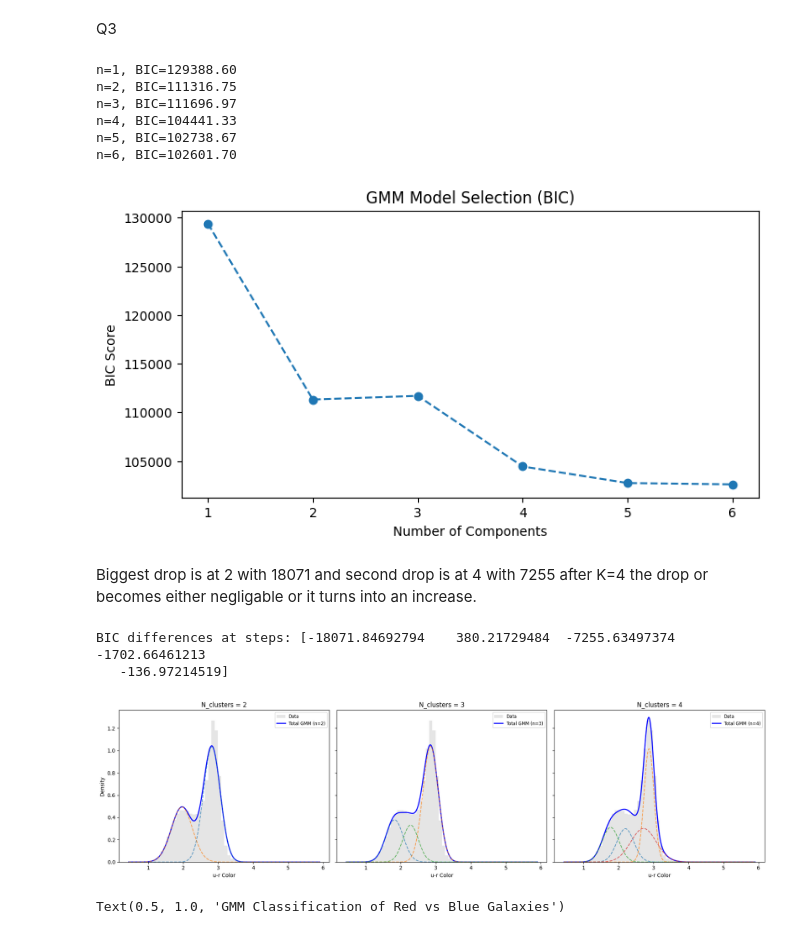
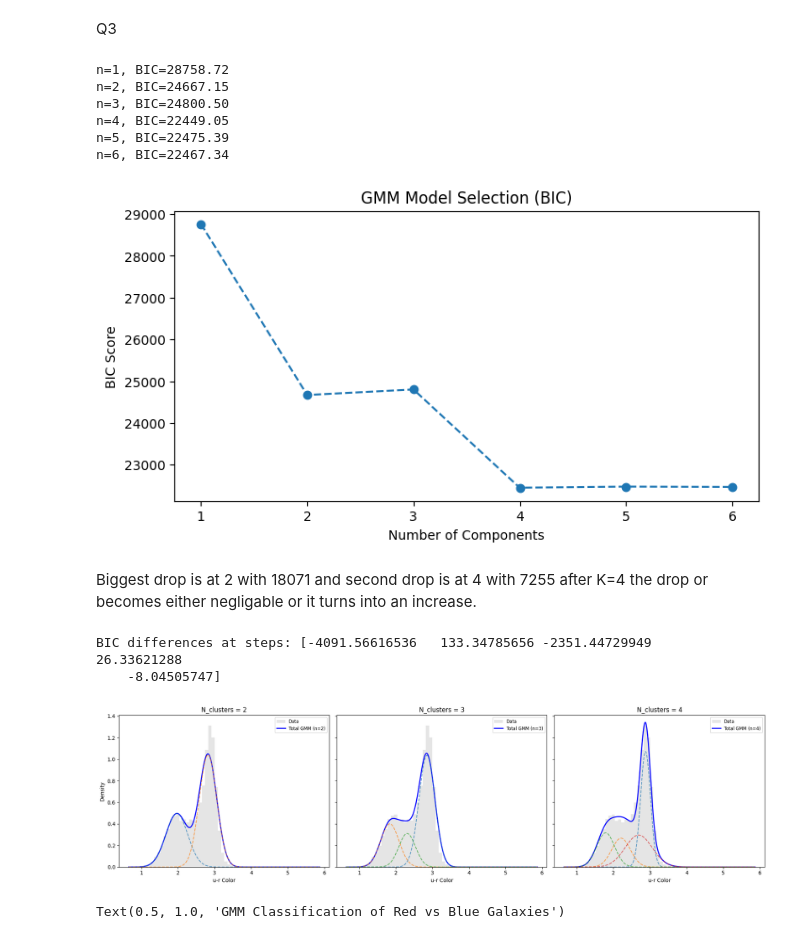
Before and after one commit to TarikOzpamuk/Astro_exercises, a Jupyter notebook: Astro_exercises2.ipynb, the cells around one changed output. Drawn from its saved outputs; the diff is of its cells as text; code cells hidden in the pictures.

```diff
--- a/Astro_exercises2.ipynb
+++ b/Astro_exercises2.ipynb
@@ -147,37 +150,37 @@ Q3
 # %%
 
 bics = []
 n_components = range(1, 7)
 for n in n_components:
     gmm = GaussianMixture(n_components=n, covariance_type='full',n_init=100, random_state=31,
     reg_covar=1e-3)  # add small regularization to avoid singular covariances
-    gmm.fit(ds1[:,8:9])
-    bic = gmm.bic(ds1[:,8:9])
-    aic = gmm.aic(ds1[:,8:9])
+    gmm.fit(ds2[:,8:9])
+    bic = gmm.bic(ds2[:,8:9])
+    aic = gmm.aic(ds2[:,8:9])
     bics.append(bic)
     print(f"n={n}, BIC={bic:.2f}")
 plt.figure(figsize=(8, 4))
 plt.plot(n_components, bics, marker='o', linestyle='--')
 plt.xlabel('Number of Components')
 plt.ylabel('BIC Score')
 plt.title('GMM Model Selection (BIC)')
 plt.show()
 # %% [output]
-n=1, BIC=129388.60
-n=2, BIC=111316.75
-n=3, BIC=111696.97
-n=4, BIC=104441.33
-n=5, BIC=102738.67
-n=6, BIC=102601.70
+n=1, BIC=28758.72
+n=2, BIC=24667.15
+n=3, BIC=24800.50
+n=4, BIC=22449.05
+n=5, BIC=22475.39
+n=6, BIC=22467.34
-[figure, old version]
+[figure, new version]
 # %% [markdown]
 Biggest drop is at 2 with 18071 and second drop is at 4 with 7255 after K=4 the drop or becomes either negligable or it turns into an increase.
 # %%
 Diff_bics = np.diff(bics)
 print("BIC differences at steps:", Diff_bics)
 # %% [output]
-BIC differences at steps: [-18071.84692794    380.21729484  -7255.63497374  -1702.66461213
-   -136.97214519]
+BIC differences at steps: [-4091.56616536   133.34785656 -2351.44729949    26.33621288
+    -8.04505747]
 # %%
 # 1. Define the number of components you want to compare
 n_values = [2,3,4]
@@ -185,11 +188,11 @@ models = {}  # Dictionary to store the fitted models for later use
 
 # 2. Setup the figure for subplots
 fig, axes = plt.subplots(1, len(n_values), figsize=(18, 5), sharey=True)
-x_plot = np.linspace(ds1[:, 8].min(), ds1[:, 8].max(), 1000).reshape(-1, 1)
+x_plot = np.linspace(ds2[:, 8].min(), ds2[:, 8].max(), 1000).reshape(-1, 1)
 
 for i, n in enumerate(n_values):
     # Fit the model
-    gmm = GaussianMixture(n_components=n, n_init=20, random_state=31).fit(ds1[:, 8].reshape(-1, 1))
+    gmm = GaussianMixture(n_components=n, n_init=20, random_state=31).fit(ds2[:, 8].reshape(-1, 1))
     models[n] = gmm # Save to our list/dictionary
 
     # Calculate density
@@ -198,7 +201,7 @@ for i, n in enumerate(n_values):
 
     # Plotting on the specific subplot (axes[i])
     ax = axes[i]
-    ax.hist(ds1[:, 8], bins=60, density=True, alpha=0.2, color='gray', label='Data')
+    ax.hist(ds2[:, 8], bins=60, density=True, alpha=0.2, color='gray', label='Data')
     ax.plot(x_plot, total_density, color='blue', lw=2, label=f'Total GMM (n={n})')
 
     # Plot individual components
@@ -215,7 +218,7 @@ for i, n in enumerate(n_values):
 plt.tight_layout()
 plt.show()
 # %% [output]
-[figure, old version]
+[figure, new version]
 # %%
 chosen_n = 2
 chosen_model = GaussianMixture(n_components=chosen_n, covariance_type='full', n_init=20, random_state=31)
```
Also changed, not shown: parts of 6 cells of this notebook, 2 other files.
